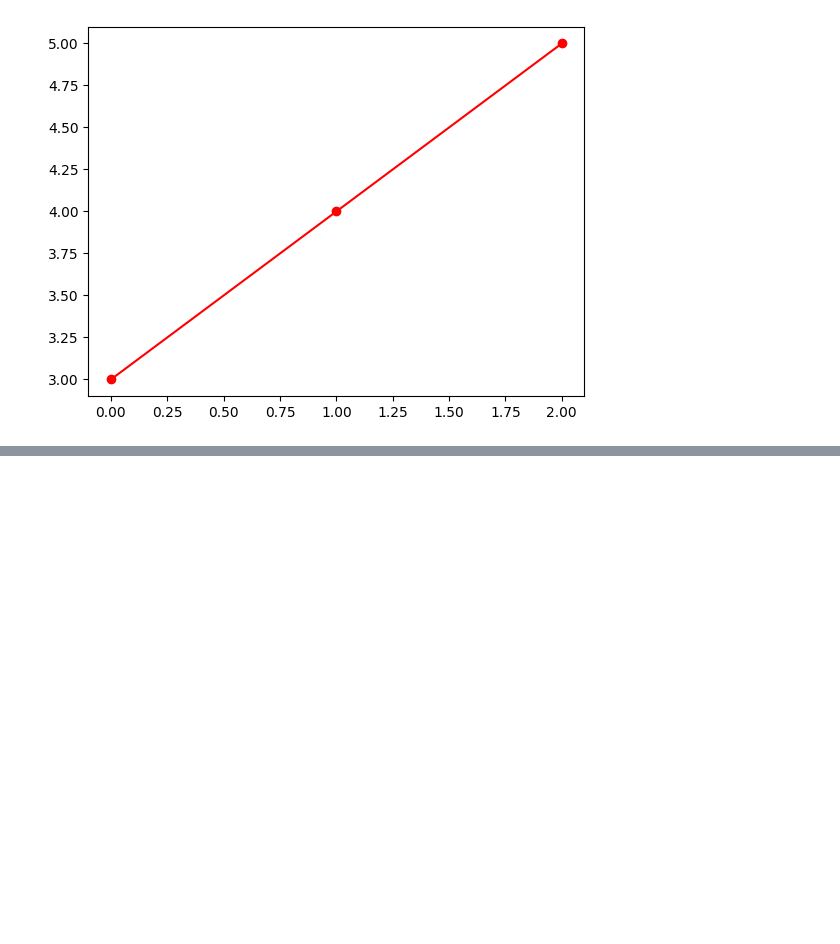
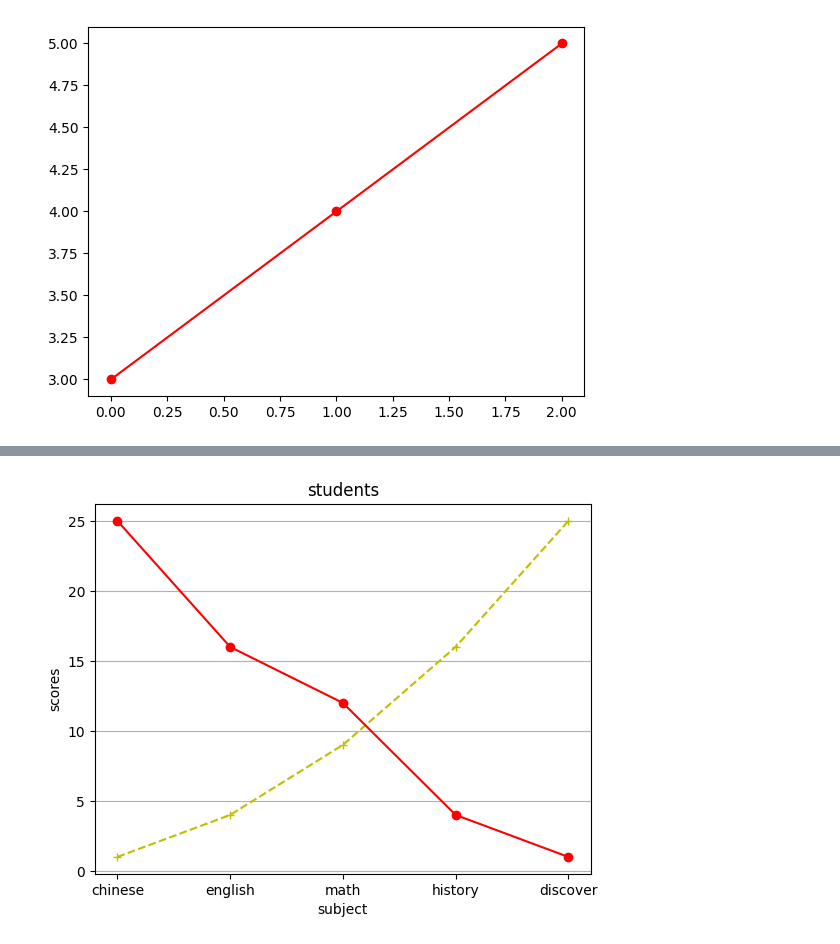
Before and after one commit to cloudorz0525/2024101501, a Jupyter notebook: lesson12/lesson12_3.ipynb, the cells around one changed output, grey strips where cells are left out. Cells and saved outputs as stored; diff of their text form; code cells hidden in the pictures; blank space fills up the shorter version.

```diff
--- a/lesson12/lesson12_3.ipynb
+++ b/lesson12/lesson12_3.ipynb
@@ -18,0 +60,20 @@ plt.show()
+# %%
+import matplotlib.pyplot as plt
+
+# 1.製作figure
+fig = plt.figure()
+
+# 2.在1.的figure上製作一個axes
+axes = fig.add_subplot(1, 1, 1)
+subjects = ['chinese','english','math','history','discover']
+nums1 = [1, 4, 9, 16, 25]
+nums2 = [25, 16, 12, 4, 1]
+axes.plot(subjects,nums1,'+--y')
+axes.plot(subjects,nums2,'o-r')
+axes.set_title('students')#
+axes.set_xlabel('subject')#
+axes.set_ylabel('scores')#
+axes.grid(axis='y')
+plt.show()
+# %% [output]
+[figure, added]
```
Also changed, not shown: parts of 3 cells of this notebook.
